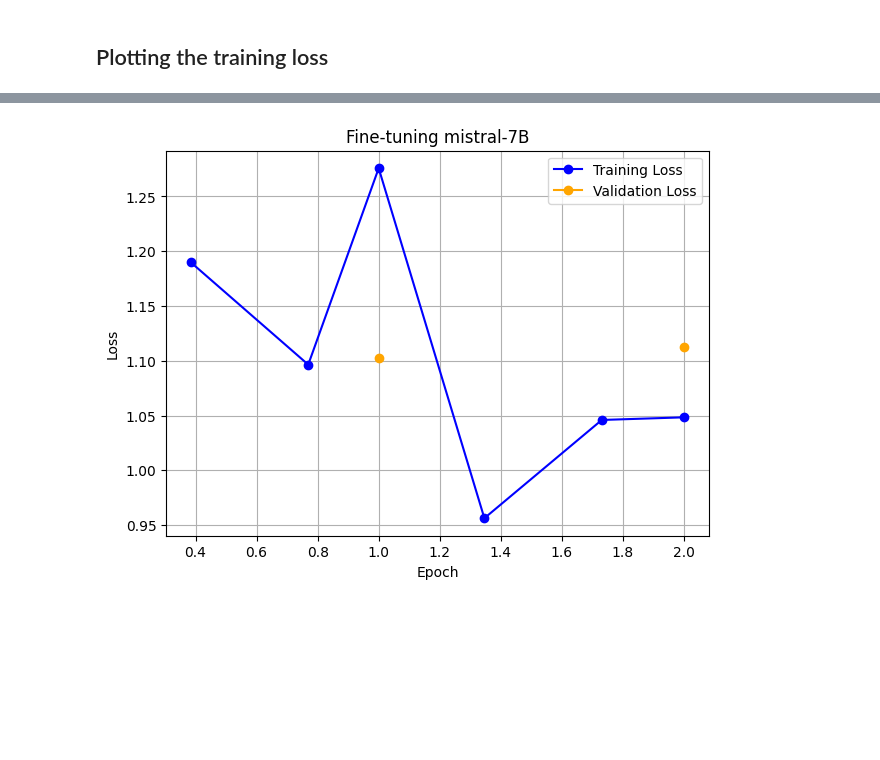
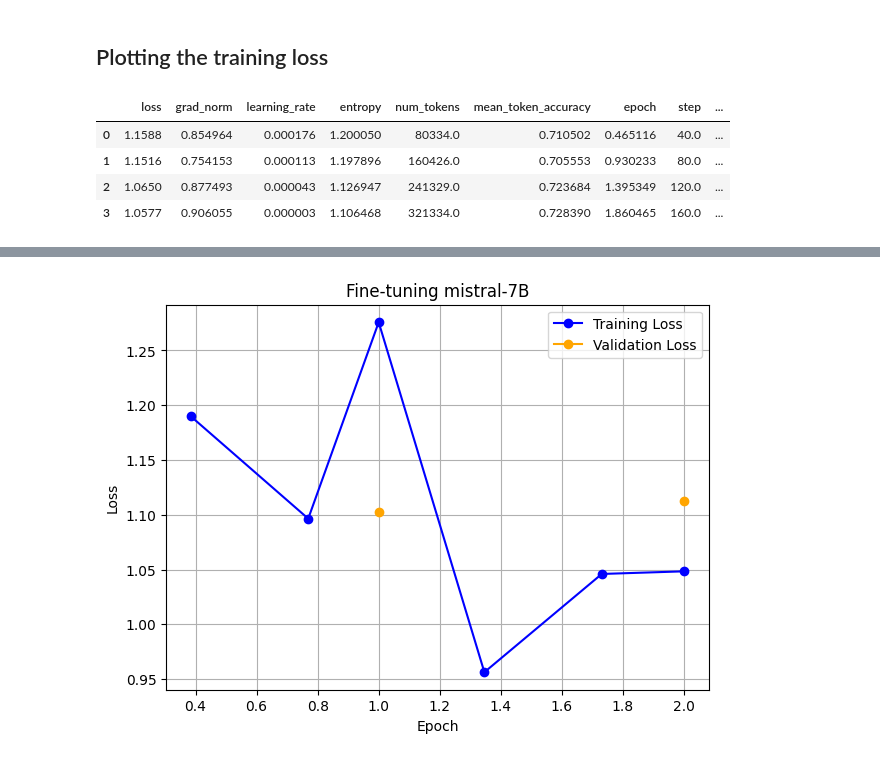
Before and after one commit to simon-mellergaard/GAI-with-LLMs, a Jupyter notebook: Project codes/Assignment05.ipynb, the cells around one changed output, grey strips where cells are left out. Saved outputs shown, nothing was run; the diff lists cells and outputs as text; code cells hidden in the pictures; blank space fills up the shorter version.

```diff
--- a/Project codes/Assignment05.ipynb
+++ b/Project codes/Assignment05.ipynb
@@ -187,6 +197,25 @@ In the modelling process, different training parameters have been modified. This
 The training results shows the training loss, validation loss, entropy and mean token accuracy......
 # %% [markdown]
 ## Plotting the training loss
+# %%
+history = trainer.state.log_history[:-1]
+results = pd.DataFrame(columns=pd.DataFrame(history).columns)
+# The results are stored in alternating order in the results, so it is
+# iterated through every second instance
+for i in range(len(history)):
+    if i % 2 == 0:
+        new_row = pd.DataFrame(history[i], index=[0])
+        results = pd.concat([results, new_row], ignore_index=True)
+    else:
+        # The bottom most row is inserted the specific columns
+        results.loc[len(results) - 1, history[i].keys()] = history[i]
+results
+# %% [output]
+|  | loss | grad_norm | learning_rate | entropy | num_tokens | mean_token_accuracy | epoch | step | ... |
+| 0 | 1.1588 | 0.854964 | 0.000176 | 1.200050 | 80334.0 | 0.710502 | 0.465116 | 40.0 | ... |
+| 1 | 1.1516 | 0.754153 | 0.000113 | 1.197896 | 160426.0 | 0.705553 | 0.930233 | 80.0 | ... |
+| 2 | 1.0650 | 0.877493 | 0.000043 | 1.126947 | 241329.0 | 0.723684 | 1.395349 | 120.0 | ... |
+| 3 | 1.0577 | 0.906055 | 0.000003 | 1.106468 | 321334.0 | 0.728390 | 1.860465 | 160.0 | ... |
 # %%
 def plot_loss(trainer, title='Training and Validation Loss over Epochs'):
     # Creating dataframe for plotting. Load pandas and matplotlib
```
Also changed, not shown: parts of 7 cells of this notebook.
